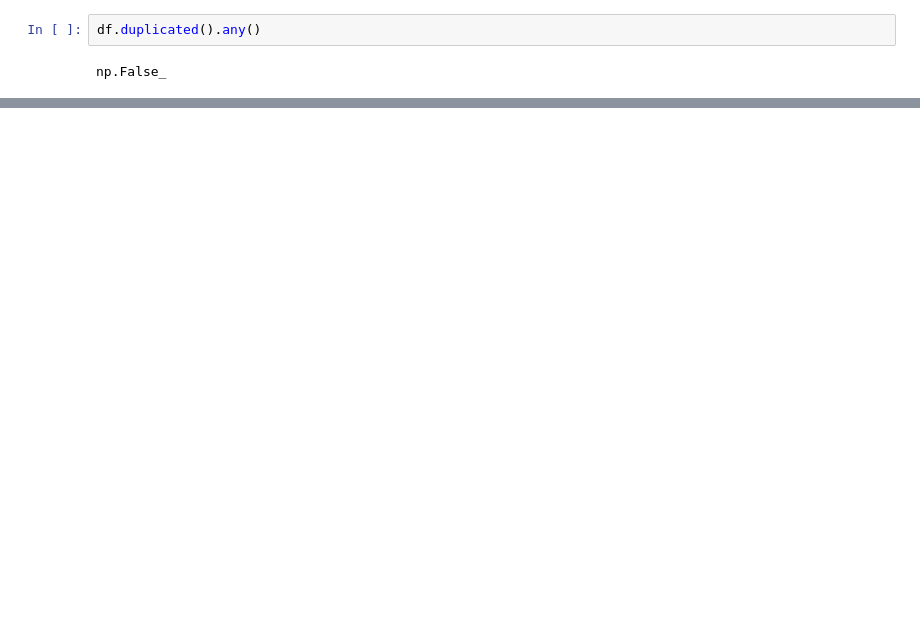
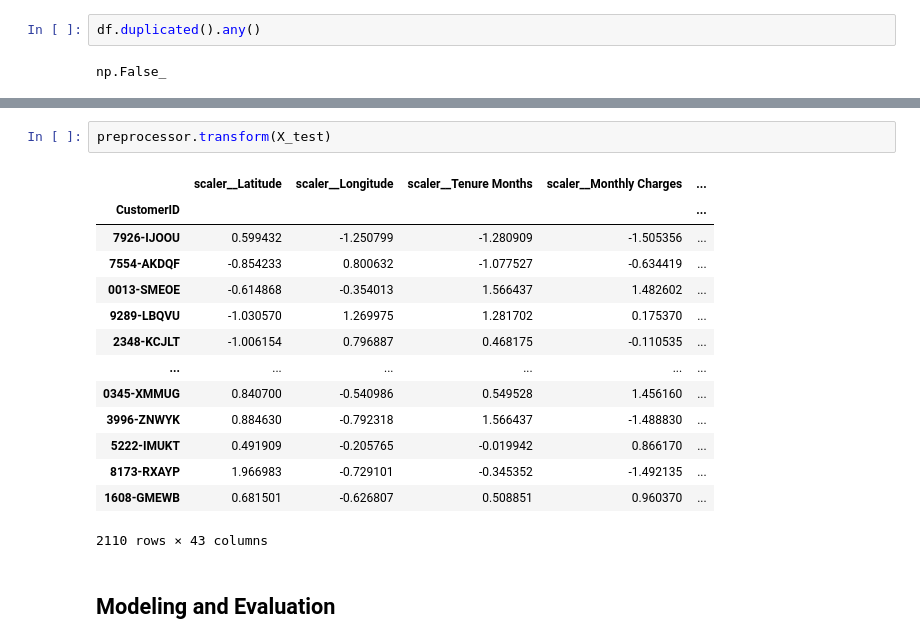
Before and after one commit to eudesgccunha/customer-churn-app, a Jupyter notebook: notebooks/customer_churn_tmp.ipynb, the cells around one changed output, grey strips where cells are left out. Saved outputs shown, nothing was run; the diff lists cells and outputs as text; blank space fills up the shorter version.

```diff
--- a/notebooks/customer_churn_tmp.ipynb
+++ b/notebooks/customer_churn_tmp.ipynb
@@ -141,0 +287,19 @@ np.False_
+# %%
+preprocessor.transform(X_test)
+# %% [output]
+|  | scaler__Latitude | scaler__Longitude | scaler__Tenure Months | scaler__Monthly Charges | ... |
+| CustomerID |  |  |  |  | ... |
+| 7926-IJOOU | 0.599432 | -1.250799 | -1.280909 | -1.505356 | ... |
+| 7554-AKDQF | -0.854233 | 0.800632 | -1.077527 | -0.634419 | ... |
+| 0013-SMEOE | -0.614868 | -0.354013 | 1.566437 | 1.482602 | ... |
+| 9289-LBQVU | -1.030570 | 1.269975 | 1.281702 | 0.175370 | ... |
+| 2348-KCJLT | -1.006154 | 0.796887 | 0.468175 | -0.110535 | ... |
+| ... | ... | ... | ... | ... | ... |
+| 0345-XMMUG | 0.840700 | -0.540986 | 0.549528 | 1.456160 | ... |
+| 3996-ZNWYK | 0.884630 | -0.792318 | 1.566437 | -1.488830 | ... |
+| 5222-IMUKT | 0.491909 | -0.205765 | -0.019942 | 0.866170 | ... |
+| 8173-RXAYP | 1.966983 | -0.729101 | -0.345352 | -1.492135 | ... |
+| 1608-GMEWB | 0.681501 | -0.626807 | 0.508851 | 0.960370 | ... |
+2110 rows × 43 columns
+# %% [markdown]
+## Modeling and Evaluation
```
Also changed, not shown: parts of 27 cells of this notebook, 1 other file.
